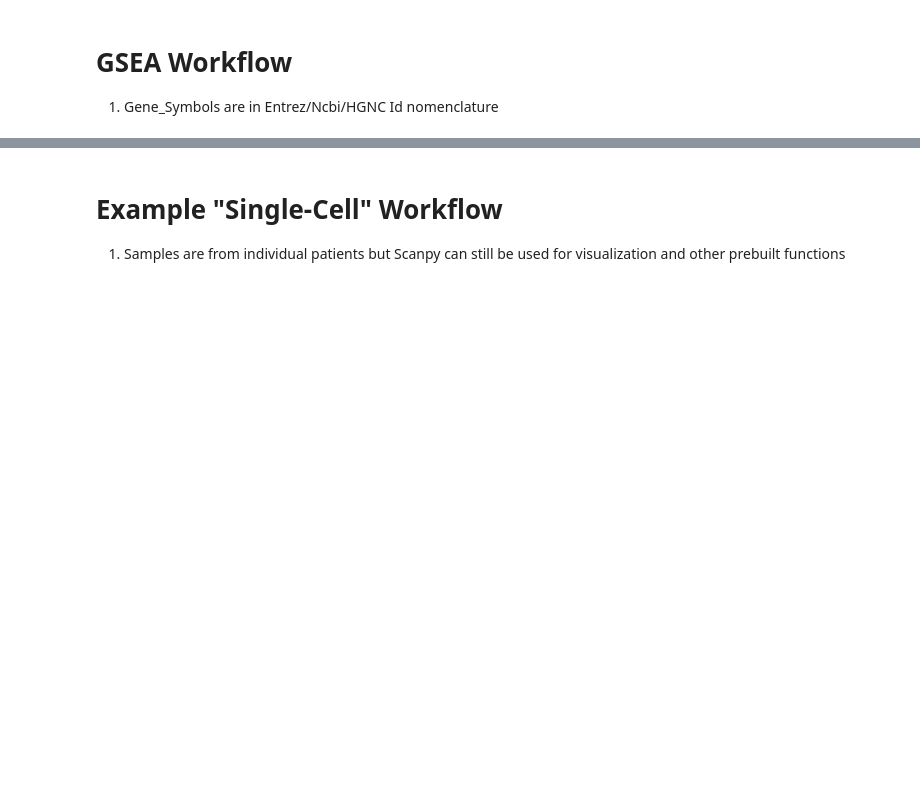
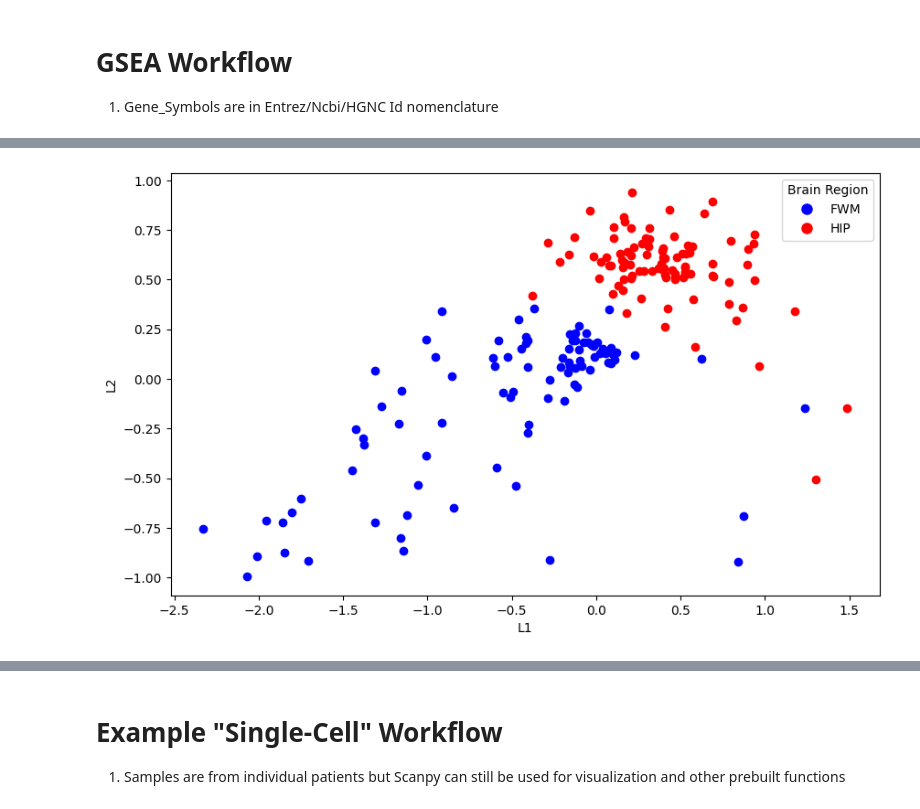
Before and after one commit to alexjimenez99/GSEA_RNAseq, a Jupyter notebook: SCANPY_RNAseq_Aging.ipynb, the cells around one changed output, grey strips where cells are left out. Saved outputs shown, nothing was run; the diff lists cells and outputs as text; code cells hidden in the pictures; blank space fills up the shorter version.

Commit message:
Adding GSEA and Autoencoder/PCA w/ XGboost to File

```diff
--- a/SCANPY_RNAseq_Aging.ipynb
+++ b/SCANPY_RNAseq_Aging.ipynb
@@ -315,0 +585,40 @@ plot_hmaps()
+# %%
+if variational:
+  x_recon, mu, log_var, z = vae_model(torch.tensor(gsea_input.transpose().values, dtype = torch.float32))
+
+elif not variational:
+  x, z        = vae_model(torch.tensor(gsea_input.transpose().values, dtype = torch.float32))
+# %%
+def scatter_plot(latent_samples, label1, label2):
+  plt.figure(figsize=(10, 6))  # Set the size of the figure
+  color_map   = {'FWM': 'blue', 'HIP': 'red'}
+  used_labels = set()
+
+  for i, point in latent_samples.iterrows():
+    label = point['Brain Region']
+    if label not in used_labels:
+        plt.scatter(point[label1], point[label2], color=color_map[label], label=label)
+        used_labels.add(label)
+    else:
+        plt.scatter(point[label1], point[label2], color=color_map[label])
+
+      # plt.scatter(point['L1'], point['L2'], color = color_map[point['Brain Region']], label=point['Brain Region'] if point['Brain Region'] not in plt.gca().get_legend_handles_labels()[1] else "")
+      # # plt.text(point['L1'], point['L2'], f"{point['Brain Region']}", fontsize=6)
+
+  legend_elements = [Line2D([0], [0], marker='o', color='w', label=key,
+                            markerfacecolor=color, markersize=10)
+                    for key, color in color_map.items()]
+  plt.legend(handles=legend_elements, title="Brain Region")
+
+  # Optionally set labels and title
+  plt.xlabel(label1)
+  plt.ylabel(label2)
+
+  return
+
+latent_samples = pd.DataFrame(z.detach().numpy(), columns = ['L1', 'L2'])
+latent_samples = pd.concat([latent_samples, pd.Series(gsea_input.columns, name = 'Brain Region')], axis = 1)
+# latent_samples
+scatter_plot(latent_samples, label1 = 'L1', label2 = 'L2')
+# %% [output]
+[figure, added]
```
Also changed, not shown: parts of 27 cells of this notebook.
